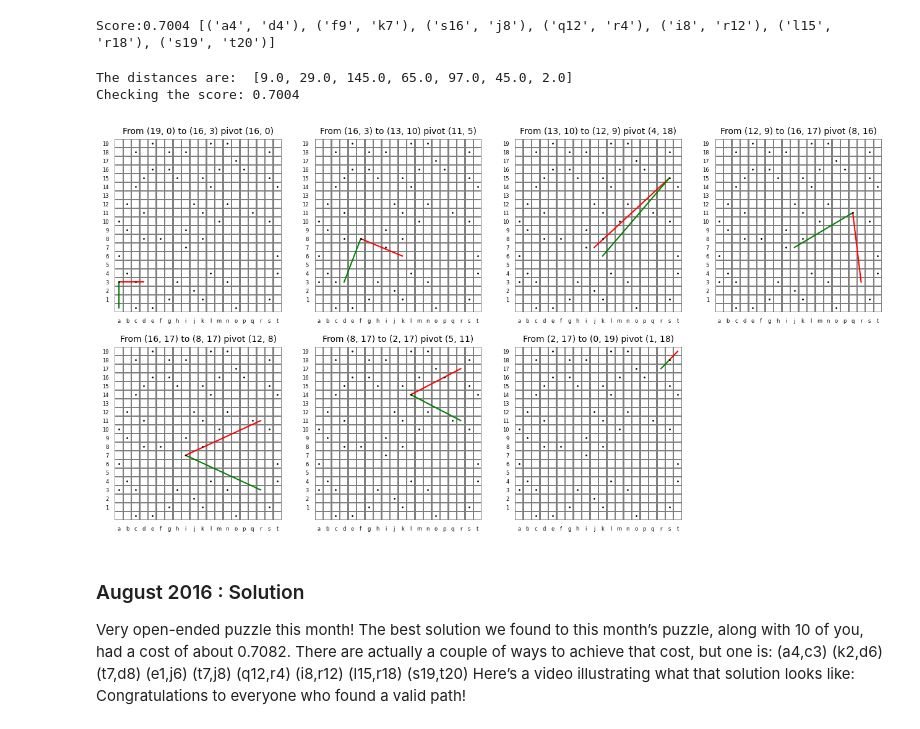
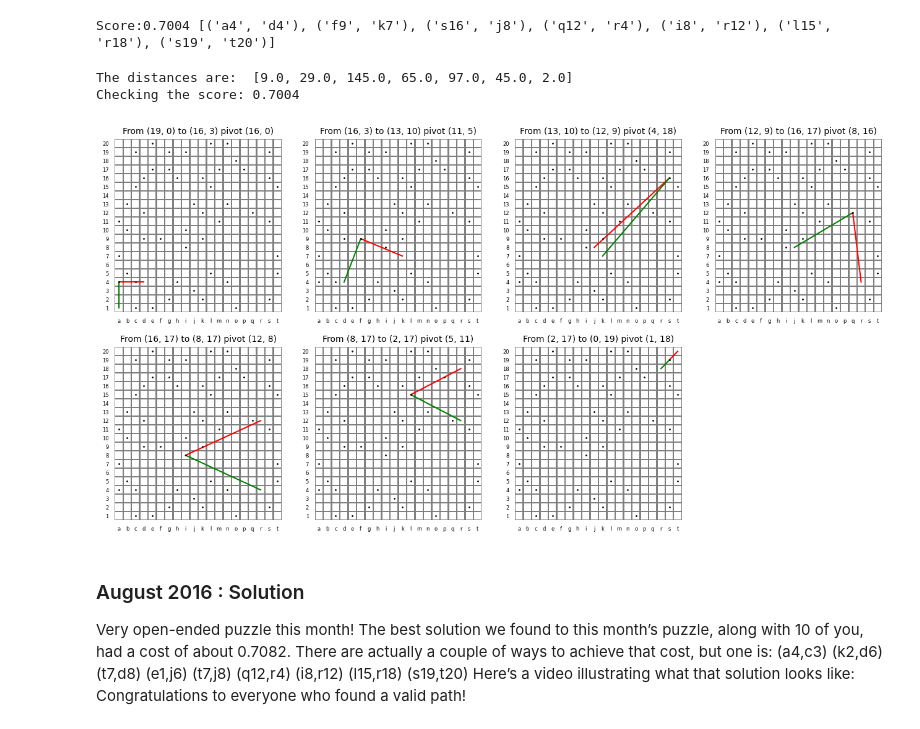
Before and after one commit to gowen100/Jane-Street-Solutions, a Jupyter notebook: 2016_8_SwingTime.ipynb, the cells around one changed output. Cells and saved outputs as stored; diff of their text form; code cells hidden in the pictures.

```diff
--- a/2016_8_SwingTime.ipynb
+++ b/2016_8_SwingTime.ipynb
@@ -161,29 +161,29 @@ Score:0.7004 [('a4', 'd4'), ('f9', 'k7'), ('s16', 'j8'), ('q12', 'r4'), ('i8', '
 # %%
 #print the steps
 x = [np.sum(np.power(np.array(starts[i],dtype=np.float64)-np.array(pivots[i],dtype=np.float64),2)) for i in range(len(starts))]
 print("The distances are: ",x)
 print("Checking the score: {:.4f}".format(np.sum(np.power(x,-1))))
 
 grid = np.zeros((20,20))
 
 fig,ax = plt.subplots(2,4,figsize=(16,8))
 for i in range(len(start)):
     sns.heatmap(grid,cmap='Greys',cbar=False,linecolor="grey",
-                linewidths=1,fmt="",annot_kws={"size":10,"weight": "bold"},ax=ax[i//4,i%4],yticklabels=range(19,0,-1), xticklabels=letters)
+                linewidths=1,fmt="",annot_kws={"size":10,"weight": "bold"},ax=ax[i//4,i%4],yticklabels=range(20,0,-1), xticklabels=letters)
     ax[i//4,i%4].tick_params(left=False, bottom=False,labelleft=True, labelright=False,labelsize=6)
     for (a,b),(c,d) in swings[i:i+1]:
         ax[i//4,i%4].plot([b+0.5,d+0.5],[a+0.5,c+0.5], linewidth=1.5,color="r")
     for (a,b),(c,d) in start[i:i+1]:
         ax[i//4,i%4].plot([b+0.5,d+0.5],[a+0.5,c+0.5], linewidth=1.5,color="g")
     for (x,y) in coords1:
         ax[i//4,i%4].plot(y+0.5,x+0.5,'ko',markersize=1)
         ax[i//4,i%4].set_title("From {} to {} pivot {}".format(starts[i],swings[i][0],swings[i][1]),fontsize=10)
 ax[1,3].axis('off')
 plt.show()
 # %% [output]
 The distances are:  [9.0, 29.0, 145.0, 65.0, 97.0, 45.0, 2.0]
 Checking the score: 0.7004
-[figure, old version]
+[figure, new version]
 # %%
 url='https://www.janestreet.com/puzzles/swing-time-solution/'
 res = requests.get(url)
```
